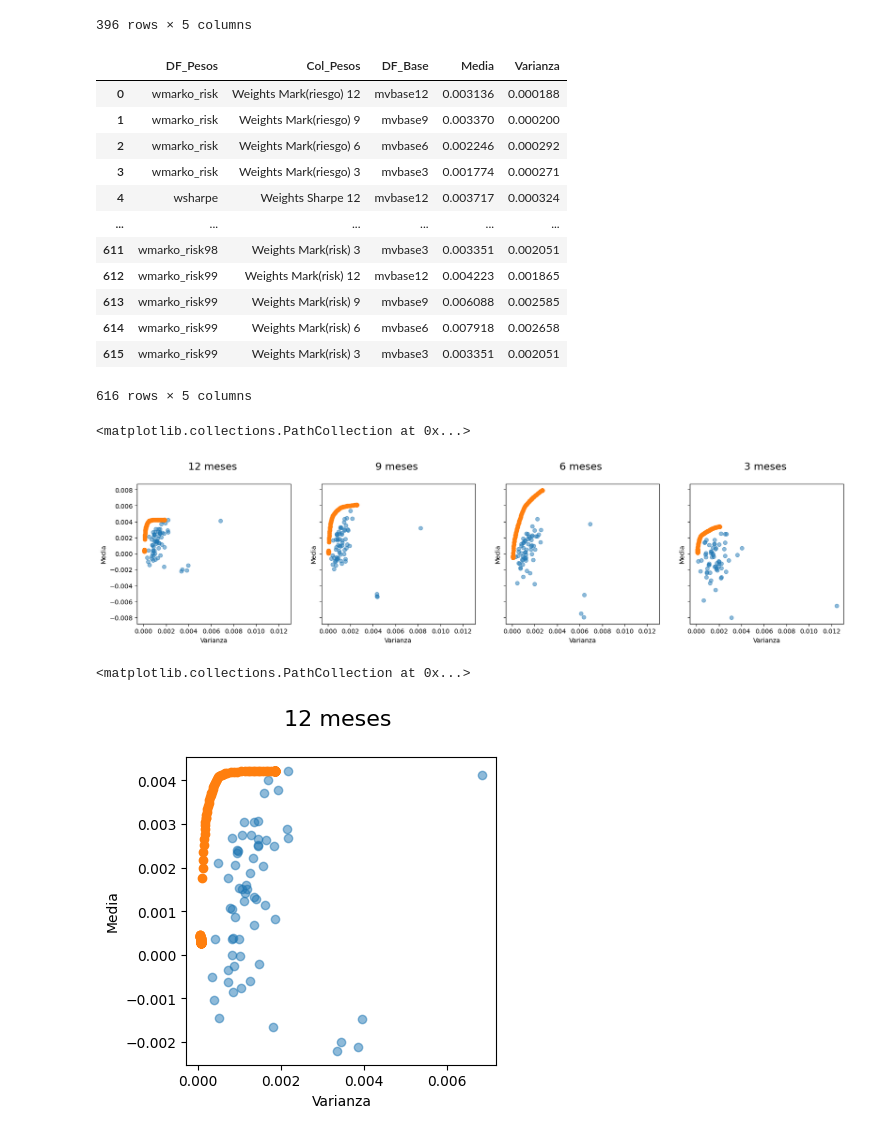
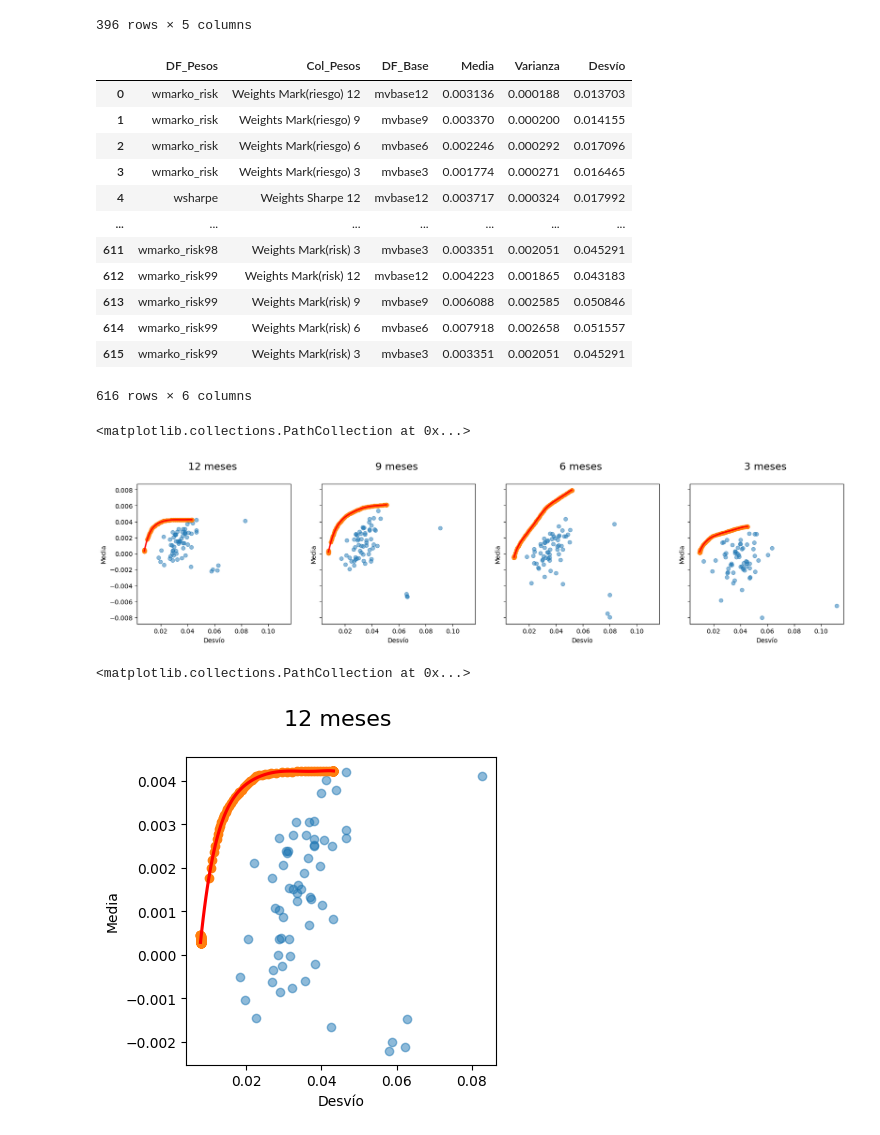
Before and after one commit to nluczywo/indicador, a Jupyter notebook: carteras.ipynb, the cells around one changed output. Cells and saved outputs as stored; diff of their text form; code cells hidden in the pictures.

```diff
--- a/carteras.ipynb
+++ b/carteras.ipynb
@@ -661,21 +661,22 @@ df_resultados_risk
 396 rows × 5 columns
 # %%
 df_resultadosf = pd.concat([df_resultados, df_resultados_risk], ignore_index=True)
+df_resultadosf['Desvío'] = df_resultadosf['Varianza'] ** 0.5
 df_resultadosf
 # %% [output]
-|  | DF_Pesos | Col_Pesos | DF_Base | Media | Varianza |
-| 0 | wmarko_risk | Weights Mark(riesgo) 12 | mvbase12 | 0.003136 | 0.000188 |
-| 1 | wmarko_risk | Weights Mark(riesgo) 9 | mvbase9 | 0.003370 | 0.000200 |
-| 2 | wmarko_risk | Weights Mark(riesgo) 6 | mvbase6 | 0.002246 | 0.000292 |
-| 3 | wmarko_risk | Weights Mark(riesgo) 3 | mvbase3 | 0.001774 | 0.000271 |
-| 4 | wsharpe | Weights Sharpe 12 | mvbase12 | 0.003717 | 0.000324 |
-| ... | ... | ... | ... | ... | ... |
-| 611 | wmarko_risk98 | Weights Mark(risk) 3 | mvbase3 | 0.003351 | 0.002051 |
-| 612 | wmarko_risk99 | Weights Mark(risk) 12 | mvbase12 | 0.004223 | 0.001865 |
-| 613 | wmarko_risk99 | Weights Mark(risk) 9 | mvbase9 | 0.006088 | 0.002585 |
-| 614 | wmarko_risk99 | Weights Mark(risk) 6 | mvbase6 | 0.007918 | 0.002658 |
-| 615 | wmarko_risk99 | Weights Mark(risk) 3 | mvbase3 | 0.003351 | 0.002051 |
+|  | DF_Pesos | Col_Pesos | DF_Base | Media | Varianza | Desvío |
+| 0 | wmarko_risk | Weights Mark(riesgo) 12 | mvbase12 | 0.003136 | 0.000188 | 0.013703 |
+| 1 | wmarko_risk | Weights Mark(riesgo) 9 | mvbase9 | 0.003370 | 0.000200 | 0.014155 |
+| 2 | wmarko_risk | Weights Mark(riesgo) 6 | mvbase6 | 0.002246 | 0.000292 | 0.017096 |
+| 3 | wmarko_risk | Weights Mark(riesgo) 3 | mvbase3 | 0.001774 | 0.000271 | 0.016465 |
+| 4 | wsharpe | Weights Sharpe 12 | mvbase12 | 0.003717 | 0.000324 | 0.017992 |
+| ... | ... | ... | ... | ... | ... | ... |
+| 611 | wmarko_risk98 | Weights Mark(risk) 3 | mvbase3 | 0.003351 | 0.002051 | 0.045291 |
+| 612 | wmarko_risk99 | Weights Mark(risk) 12 | mvbase12 | 0.004223 | 0.001865 | 0.043183 |
+| 613 | wmarko_risk99 | Weights Mark(risk) 9 | mvbase9 | 0.006088 | 0.002585 | 0.050846 |
+| 614 | wmarko_risk99 | Weights Mark(risk) 6 | mvbase6 | 0.007918 | 0.002658 | 0.051557 |
+| 615 | wmarko_risk99 | Weights Mark(risk) 3 | mvbase3 | 0.003351 | 0.002051 | 0.045291 |
-616 rows × 5 columns
+616 rows × 6 columns
 # %%
 # Diagramas de dispersion con envolvente carteras
 
@@ -684,51 +685,56 @@ fig, ax = plt.subplots(1, 4, sharey=True, sharex=True)
 fig.set_size_inches(20, 4)
 #12 meses
 y12 = np.array(base12.as_returns().mean().to_frame())
-x12 = np.array(base12.as_returns().std().to_frame()*base12.as_returns().std().to_frame())
+x12 = np.array(base12.as_returns().std().to_frame())
 ax[0].scatter(x12, y12,  alpha = 0.5)
 ax[0].set_title(f"12 meses \n ", fontsize=16)
-ax[0].set_xlabel("Varianza")
+ax[0].set_xlabel("Desvío")
 ax[0].set_ylabel("Media")
 yc12 = df_resultadosf[df_resultadosf["DF_Base"].str.contains('mvbase12')]["Media"]
-xc12 = df_resultadosf[df_resultadosf["DF_Base"].str.contains('mvbase12')]["Varianza"]
+xc12 = df_resultadosf[df_resultadosf["DF_Base"].str.contains('mvbase12')]["Desvío"]
+sns.regplot(x=xc12, y=yc12, ax=ax[0],order=6, ci=None, color='red', label="Envolvente", scatter=False)
+
 ax[0].scatter(xc12, yc12)
 
 #9 meses
 y9 = np.array(base9.as_returns().mean().to_frame())
-x9 = np.array(base9.as_returns().std().to_frame()*base9.as_returns().std().to_frame())
+x9 = np.array(base9.as_returns().std().to_frame())
 ax[1].scatter(x9, y9,  alpha = 0.5)
 ax[1].set_title(f"9 meses \n ", fontsize=16)
-ax[1].set_xlabel("Varianza")
+ax[1].set_xlabel("Desvío")
 ax[1].set_ylabel("Media")
 yc9 = df_resultadosf[df_resultadosf["DF_Base"].str.contains('mvbase9')]["Media"]
-xc9 = df_resultadosf[df_resultadosf["DF_Base"].str.contains('mvbase9')]["Varianza"]
+xc9 = df_resultadosf[df_resultadosf["DF_Base"].str.contains('mvbase9')]["Desvío"]
+sns.regplot(x=xc9, y=yc9, ax=ax[1],order=6, ci=None, color='red', label="Envolvente", scatter=False)
 ax[1].scatter(xc9, yc9)
 
 
 #6 meses
 y6 = np.array(base6.as_returns().mean().to_frame())
-x6 = np.array(base6.as_returns().std().to_frame()*base6.as_returns().std().to_frame())
+x6 = np.array(base6.as_returns().std().to_frame())
 ax[2].scatter(x6, y6,  alpha = 0.5)
 ax[2].set_title(f"6 meses \n ", fontsize=16)
-ax[2].set_xlabel("Varianza")
+ax[2].set_xlabel("Desvío")
 ax[2].set_ylabel("Media")
 yc6 = df_resultadosf[df_resultadosf["DF_Base"].str.contains('mvbase6')]["Media"]
-xc6 = df_resultadosf[df_resultadosf["DF_Base"].str.contains('mvbase6')]["Varianza"]
+xc6 = df_resultadosf[df_resultadosf["DF_Base"].str.contains('mvbase6')]["Desvío"]
+sns.regplot(x=xc6, y=yc6, ax=ax[2],order=6, ci=None, color='red', label="Envolvente", scatter=False)
 ax[2].scatter(xc6, yc6)
 
 
 #9 meses
 y3 = np.array(base3.as_returns().mean().to_frame())
-x3 = np.array(base3.as_returns().std().to_frame()*base3.as_returns().std().to_frame())
+x3 = np.array(base3.as_returns().std().to_frame())
 ax[3].scatter(x3, y3,  alpha = 0.5)
 ax[3].set_title(f"3 meses \n ", fontsize=16)
-ax[3].set_xlabel("Varianza")
+ax[3].set_xlabel("Desvío")
 ax[3].set_ylabel("Media")
 yc3 = df_resultadosf[df_resultadosf["DF_Base"].str.contains('mvbase3')]["Media"]
-xc3 = df_resultadosf[df_resultadosf["DF_Base"].str.contains('mvbase3')]["Varianza"]
+xc3 = df_resultadosf[df_resultadosf["DF_Base"].str.contains('mvbase3')]["Desvío"]
+sns.regplot(x=xc3, y=yc3, ax=ax[3],order=6, ci=None, color='red', label="Envolvente", scatter=False)
 ax[3].scatter(xc3, yc3)
 
 # plt.show()
 # %% [output]
 <matplotlib.collections.PathCollection at 0x...>
-[figure, old version]
+[figure, new version]
@@ -737,22 +741,24 @@ df_resultados[df_resultados["DF_Base"].str.contains('mvbase3')]["Media"]
 # %%
 # Diagramas de dispersion con envolvente carteras
 
 
 fig, ax = plt.subplots(1, 1, sharey=True, sharex=True)
 fig.set_size_inches(4, 4)
 
 
 #12 meses
 y12 = np.array(base12.as_returns().mean().to_frame())
-x12 = np.array(base12.as_returns().std().to_frame()*base12.as_returns().std().to_frame())
+x12 = np.array(base12.as_returns().std().to_frame())
 ax.scatter(x12, y12,  alpha = 0.5)
 ax.set_title(f"12 meses \n ", fontsize=16)
-ax.set_xlabel("Varianza")
+ax.set_xlabel("Desvío")
 ax.set_ylabel("Media")
 yc12 = df_resultadosf[df_resultadosf["DF_Base"].str.contains('mvbase12')]["Media"]
-xc12 = df_resultadosf[df_resultadosf["DF_Base"].str.contains('mvbase12')]["Varianza"]
+xc12 = df_resultadosf[df_resultadosf["DF_Base"].str.contains('mvbase12')]["Desvío"]
+sns.regplot(x=xc12, y=yc12, ax=ax,order=6, ci=None, color='red', label="Envolvente", scatter=False)
 ax.scatter(xc12, yc12)
+
 # plt.show()
 # %% [output]
 <matplotlib.collections.PathCollection at 0x...>
-[figure, old version]
+[figure, new version]
```
Also changed, not shown: parts of 2 cells of this notebook, 1 other file.
